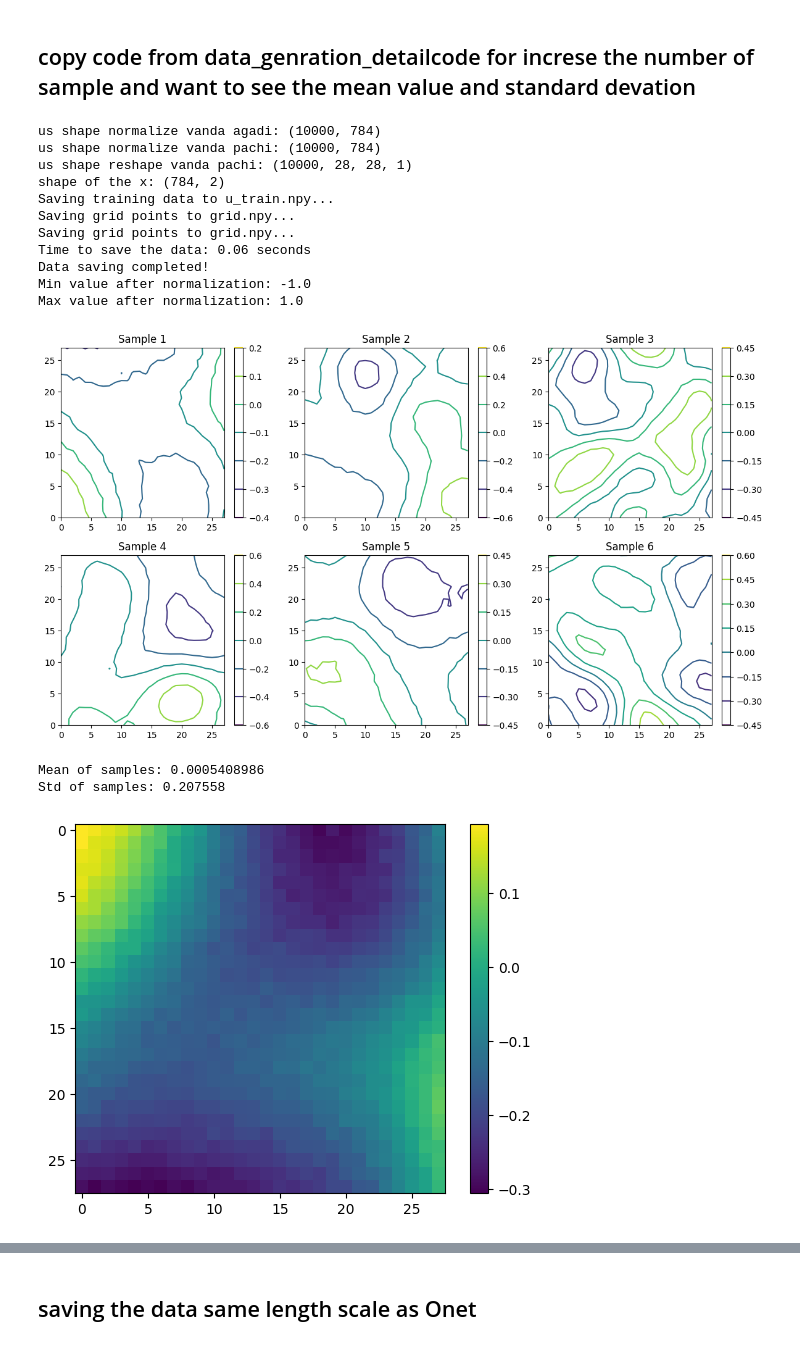
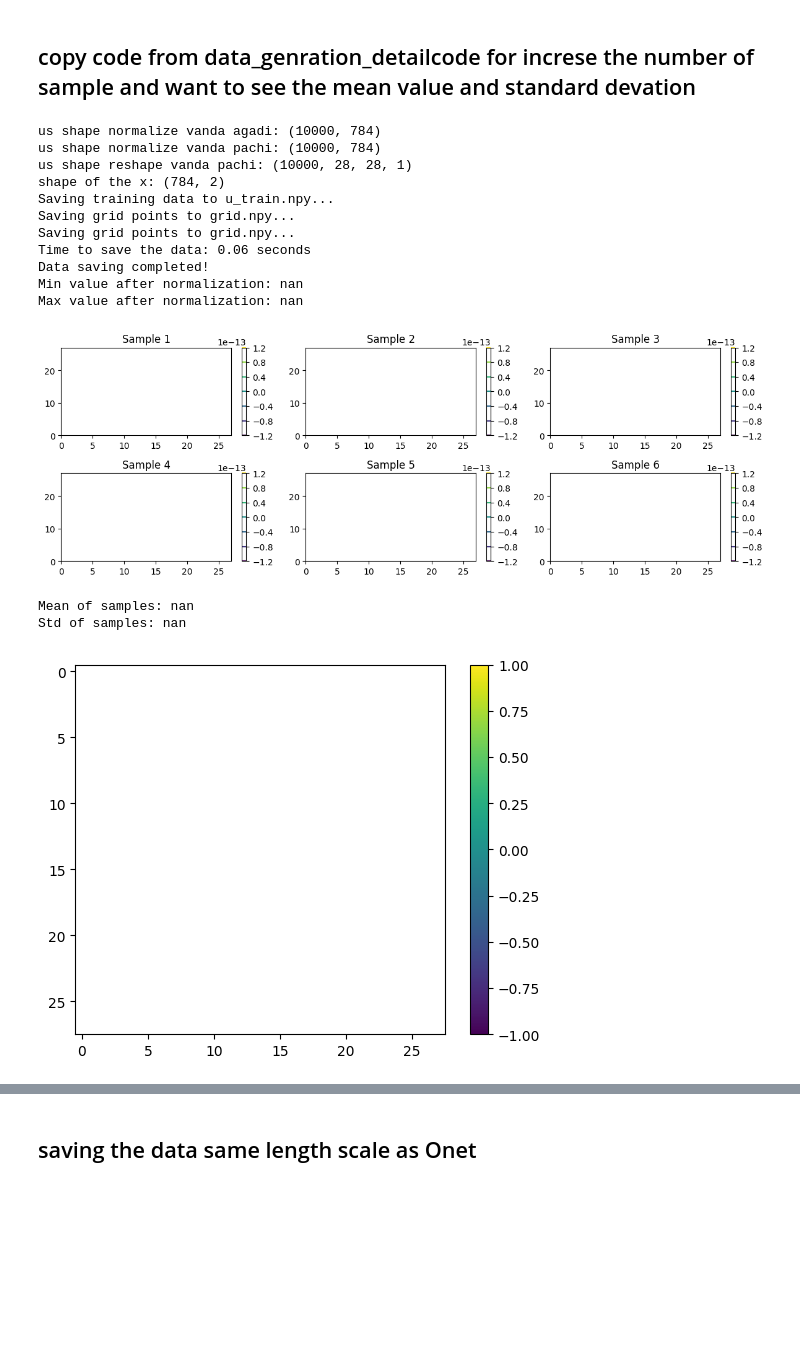
Before and after one commit to manjudhital/master_thesis, a Jupyter notebook: phasefield/data_generation2.0_code.ipynb, the cells around one changed output, grey strips where cells are left out. Drawn from its saved outputs; the diff is of its cells as text; code cells hidden in the pictures; blank space fills up the shorter version.

```diff
--- a/phasefield/data_generation2.0_code.ipynb
+++ b/phasefield/data_generation2.0_code.ipynb
@@ -14,11 +14,11 @@ import time
 
 
 # Exponential quadratic kernel (Gaussian kernel)
-def exp_quadratic(X1, X2, length_scale):
+def exp_quadratic(X1, X2, length_scale, sigma = 1):
     """Compute the exponential quadratic kernel."""
     dists = cdist(X1, X2, metric="sqeuclidean") #dists is distance and cdists is computed distance between two points
     # print("Distances min:", jnp.min(dists), "max:", jnp.max(dists))
-    kernel = jnp.exp(-dists / (2 * length_scale**2)) # aply the kernel function, wich gives the smoothness of te function
+    kernel =  sigma**2 * jnp.exp(-dists / (2 * length_scale**2)) # aply the kernel function, wich gives the smoothness of te function
     # print("Kernel min:", jnp.min(kernel), "max:", jnp.max(kernel))
     return kernel
 
@@ -57,8 +57,8 @@ def gaussian_process_2d(x, n_grid, n_samples, length_scale_list, u_mean=0.0, key
         key, subkey = random.split(key)  # Split the key to ensure randomness
         length_scale = random.choice(subkey, jnp.array(length_scale_list))
         # Compute covariance matrix
-        cov = exp_quadratic(grid_points, grid_points, length_scale) # covariance matric is computed, which is used to generate the data, and its gives the relation between the points
-        jitter = 1e-3 # this is used to make the matrix positive definite
+        cov = exp_quadratic(grid_points, grid_points, length_scale, sigma = 1.5) # covariance matric is computed, which is used to generate the data, and its gives the relation between the points
+        jitter = 1e-4 # this is used to make the matrix positive definite
         cov += jitter * jnp.eye(cov.shape[0])
 
         # print("Covariance matrix shape:", cov.shape)
@@ -160,7 +160,7 @@ if __name__ == "__main__":
     # Example: Adjust resolution and domain length
     domain = (-jnp.pi, jnp.pi, -jnp.pi, jnp.pi)
     resolution = 28  # Number of grid points per dimension
-    length_scale_list = [1.0, 1.5, 2.0, 2.5]  # Kernel length scales # its indicate the smoothness of the data
+    length_scale_list = [0,3, 0,5, 1.0, 1.5]  # Kernel length scales # its indicate the smoothness of the data
     num_samples = 10000 # Number of training samples
     # test_samples = 5  # Number of testing samples
 
@@ -188,7 +188,7 @@ if __name__ == "__main__":
     # np.save(os.path.join(save_dir, "u_test.npy"), np.array(data.u_test))
 
     print("Saving grid points to grid.npy...")
-    np.save(os.path.join(save_dir, "grid_local2.0_32_10k.npy"), np.array(data.X))
+    np.save(os.path.join(save_dir, "grid_local2.0_28_10k.npy"), np.array(data.X))
 
     # print("Data saving completed!")
 
@@ -211,37 +211,9 @@ if __name__ == "__main__":
 
 
 
-
-# # Select a sample to plot
-# sample_index = 0  # Choose a specific sample (e.g., the first one)
-# sample = data.num_samples[sample_index, :, :, 0]  # Extract the 2D array for the sample
-# print(f'sample data = {sample.shape}')
-# # print(f'sample data = {sample}')
-
-# # Plot the sample
-# plt.figure(figsize=(8, 6))
-# plt.imshow(sample, extent=[-jnp.pi, jnp.pi, -jnp.pi, jnp.pi], origin='lower', cmap='viridis')
-# # plt.contour(sample, levels=10, cmap='viridis')
-# # plt.colorbar(label="u(x, y)")
-# plt.title(f"Sample {sample_index} from num_samples")
-# plt.colorbar()
-# plt.xlabel("x")
-# plt.ylabel("y")
-# plt.show()
-
-# plt.figure(figsize=(8, 6))
-# # plt.imshow(sample, extent=[-jnp.pi, jnp.pi, -jnp.pi, jnp.pi], origin='lower', cmap='viridis')
-# plt.contour(sample, levels=10, cmap='viridis')
-# # plt.colorbar(label="u(x, y)")
-# plt.title(f"Sample {sample_index} from num_samples")
-# plt.colorbar()
-# plt.xlabel("x")
-# plt.ylabel("y")
-# plt.show()
-
 # Plot multiple samples in a grid
 n_plots = 6  # Number of samples to display
-plt.figure(figsize=(12, 10))
+plt.figure(figsize=(12, 6))
 for i in range(n_plots):
     plt.subplot(3, 3, i+1)
     sample = data.num_samples[i, :, :, 0]
@@ -249,37 +221,37 @@ for i in range(n_plots):
     # plt.contour(sample, extent=[-jnp.pi, jnp.pi, -jnp.pi, jnp.pi], origin='lower', cmap='viridis')
     plt.contour(sample, levels=5, cmap='viridis')
     plt.colorbar()
     plt.title(f"Sample {i+1}")
 plt.tight_layout()
 plt.show()
 
 
 
 # plot the all data together
 loaded_samples = np.load("./data_generation_checking/phasefield_data_local2.0_28_10k.npy")
 print("Mean of samples:", np.mean(loaded_samples))
 print("Std of samples:", np.std(loaded_samples))
-plt.imshow(loaded_samples[0, :, :, 0], cmap='viridis')
+plt.imshow(loaded_samples[0, :, :, 0], vmin = -1, vmax = 1, cmap='viridis')
 plt.colorbar()
 plt.show()
 
 
 plt.contour(loaded_samples[0, :, :, 0], cmap='viridis')
 plt.colorbar()
 plt.show()
 # %% [output]
 us shape normalize vanda agadi: (10000, 784)
 us shape normalize vanda pachi: (10000, 784)
 us shape reshape vanda pachi: (10000, 28, 28, 1)
 shape of the x: (784, 2)
 Saving training data to u_train.npy...
 Saving grid points to grid.npy...
 Saving grid points to grid.npy...
 Time to save the data: 0.06 seconds
 Data saving completed!
-Min value after normalization: -1.0
-Max value after normalization: 1.0
+Min value after normalization: nan
+Max value after normalization: nan
-[figure, old version]
+[figure, new version]
-Mean of samples: 0.0005408986
-Std of samples: 0.207558
+Mean of samples: nan
+Std of samples: nan
-[figure, old version]
+[figure, new version]
```
Also changed, not shown: parts of 1 cell of this notebook, 3 other files.
